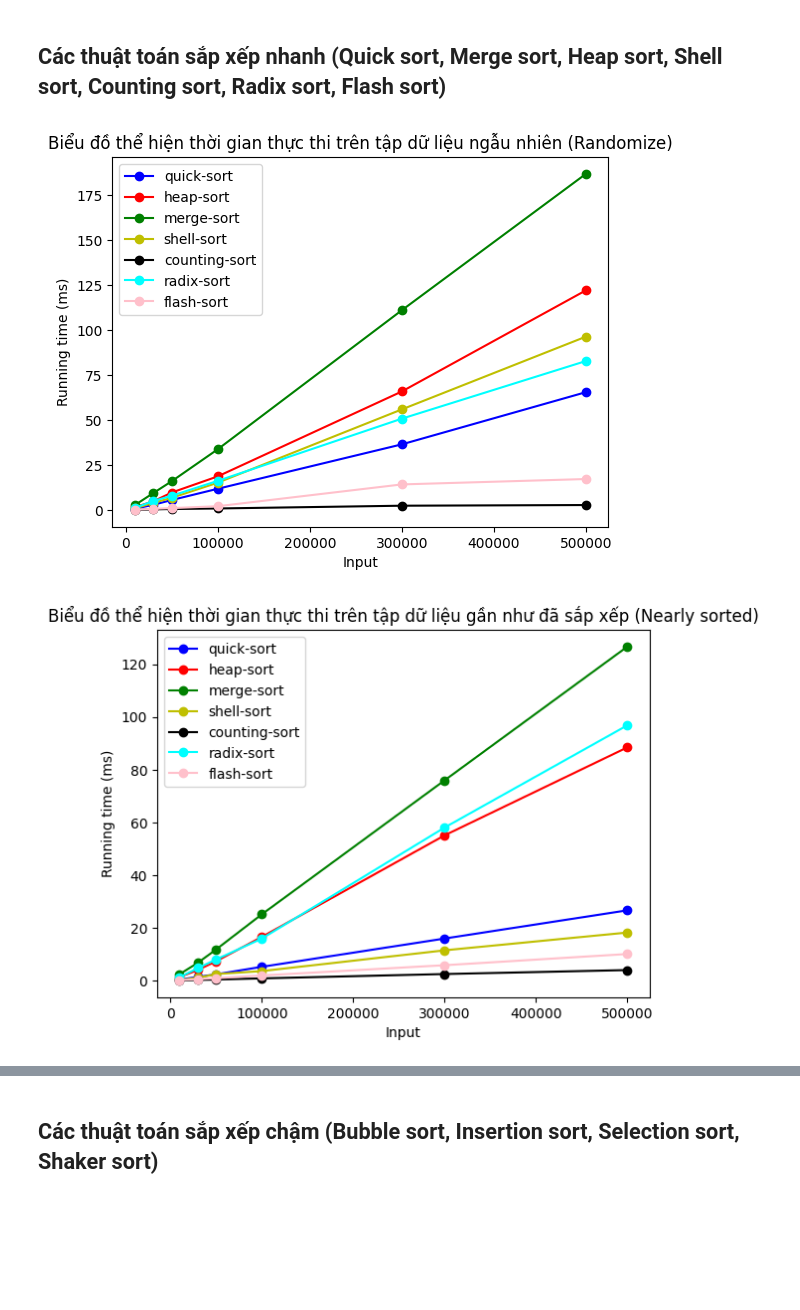
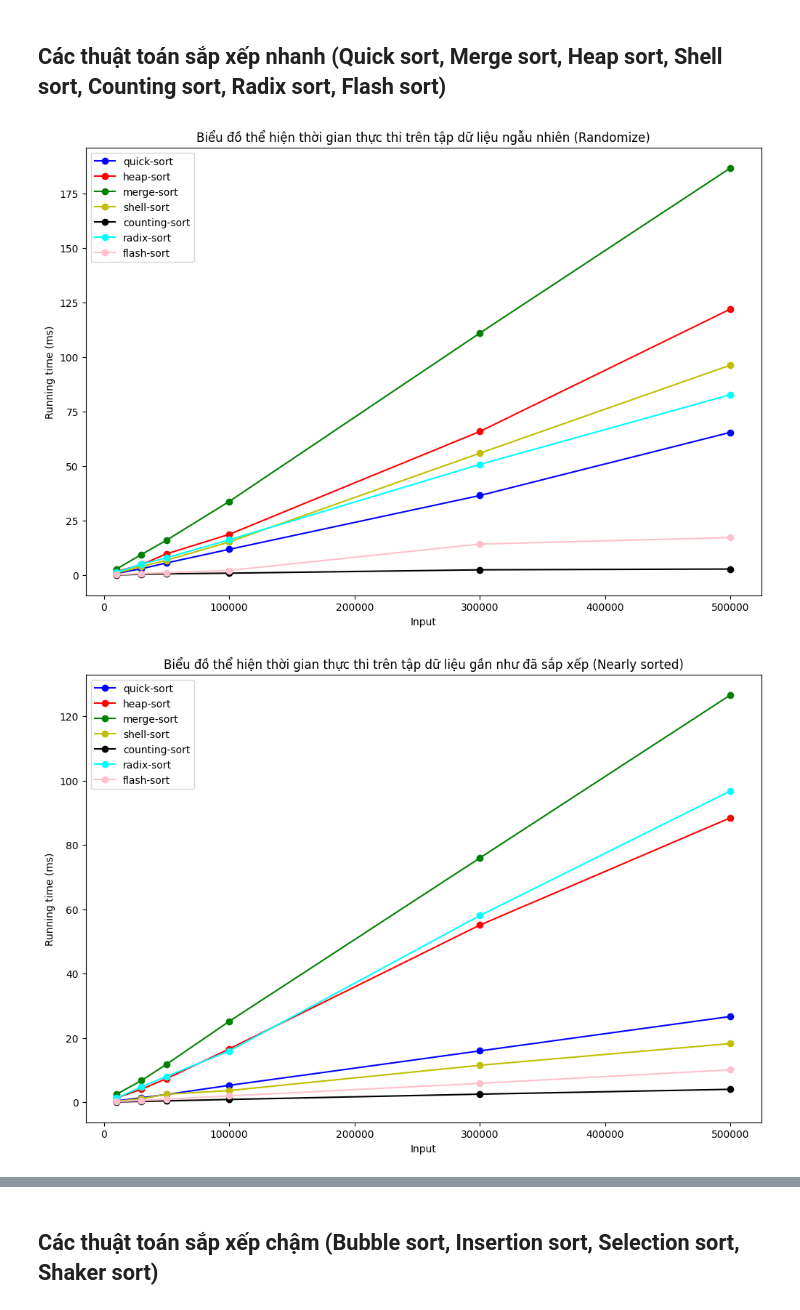
Before and after one commit to cungryan28/test, a Jupyter notebook: Chart_sort.ipynb, the cells around one changed output, grey strips where cells are left out. Cells and saved outputs as stored; diff of their text form; code cells hidden in the pictures; blank space fills up the shorter version.

```diff
--- a/Chart_sort.ipynb
+++ b/Chart_sort.ipynb
@@ -12,6 +15,7 @@ data = pd.read_csv("result.csv")
 # %% [markdown]
 ## Các thuật toán sắp xếp nhanh (Quick sort, Merge sort, Heap sort, Shell sort, Counting sort, Radix sort, Flash sort)
 # %%
+plt.figure(figsize=(12, 8))
 filtered_data_quick = data[
     (data['Algorithm'] == 'quick-sort') & (data['Data Order'] == 'Randomize')
 ]
@@ -65,8 +69,9 @@ plt.legend()  # Hiển thị chú thích
 plt.savefig('./img/time/fast/random.png', dpi=300)
 plt.show()
 # %% [output]
-[figure, old version]
+[figure, new version]
 # %%
+plt.figure(figsize=(12, 8))
 filtered_data_quick = data[
     (data['Algorithm'] == 'quick-sort') & (data['Data Order'] == 'Nearly sorted')
 ]
@@ -94,32 +99,32 @@ filtered_data_flash = data[
 # input data
 data_size = [10000, 30000, 50000, 100000, 300000, 500000]
 quick_sort = filtered_data_quick['Running Time (ms)']
 merge_sort = filtered_data_merge['Running Time (ms)']
 heap_sort = filtered_data_heap['Running Time (ms)']
 shell_sort = filtered_data_shell['Running Time (ms)']
 
 counting_sort = filtered_data_counting['Running Time (ms)']
 radix_sort = filtered_data_radix['Running Time (ms)']
 flash_sort = filtered_data_flash['Running Time (ms)']
 
 plt.plot(data_size, quick_sort, marker='o', linestyle='-', color='b', label='quick-sort')
 plt.plot(data_size, heap_sort, marker='o', linestyle='-', color='r', label='heap-sort')
 plt.plot(data_size, merge_sort, marker='o', linestyle='-', color='g', label='merge-sort')
 plt.plot(data_size, shell_sort, marker='o', linestyle='-', color='y', label='shell-sort')
 
 plt.plot(data_size, counting_sort, marker='o', linestyle='-', color='black', label='counting-sort')
 plt.plot(data_size, radix_sort, marker='o', linestyle='-', color='aqua', label='radix-sort')
 plt.plot(data_size, flash_sort, marker='o', linestyle='-', color='pink', label='flash-sort')
 
 # Thêm tiêu đề và nhãn
 plt.title("Biểu đồ thể hiện thời gian thực thi trên tập dữ liệu gần như đã sắp xếp (Nearly sorted)")
 plt.xlabel("Input")
 plt.ylabel("Running time (ms)")
 plt.legend()  # Hiển thị chú thích
 
 # Hiển thị biểu đồ
 plt.savefig('./img/time/fast/nsorted.png', dpi=300)
 plt.show()
 # %% [output]
-[figure, old version]
+[figure, new version]
 # %%
```
Also changed, not shown: parts of 18 cells of this notebook, 20 other files.
